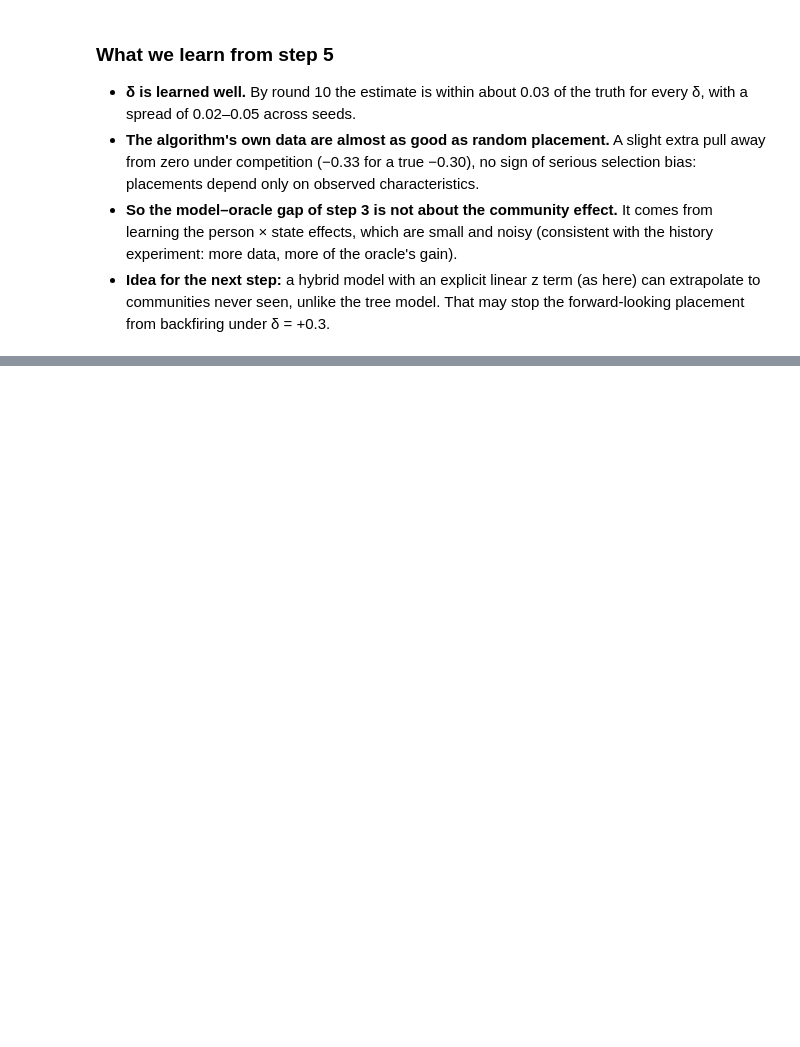
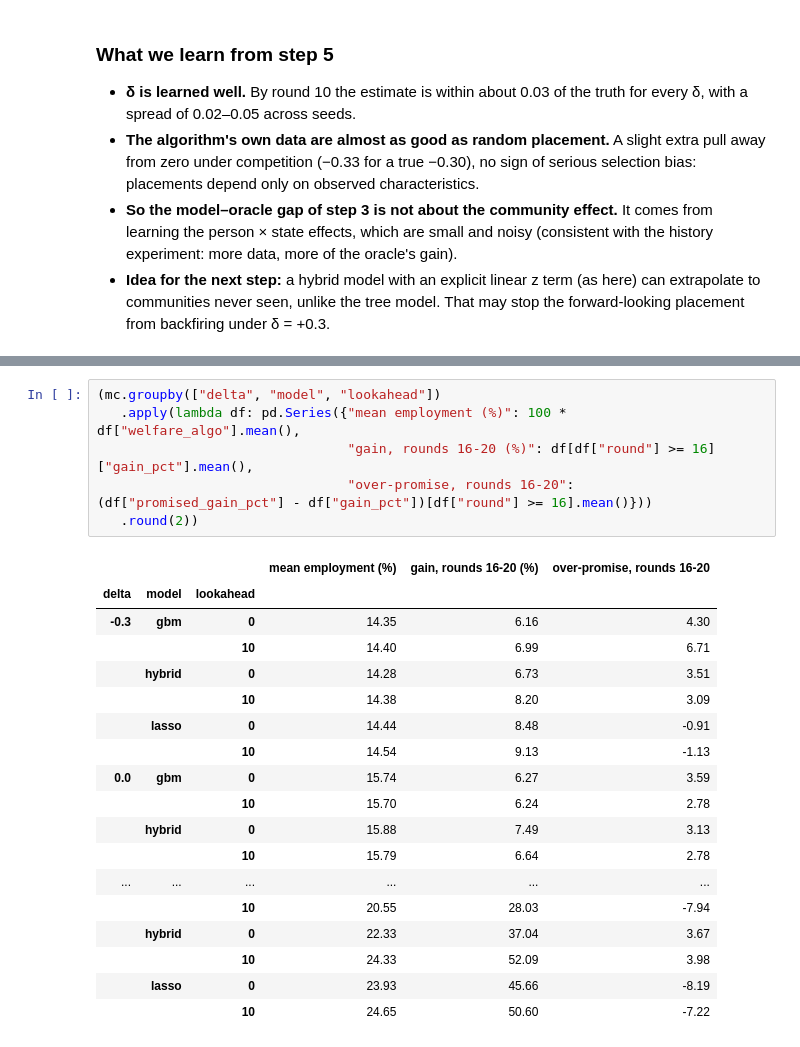
Before and after one commit to sofiykamanko/refugee_locating, a Jupyter notebook: notebooks/ws_a_community_model.ipynb, the cells around one changed output, grey strips where cells are left out. Cells and saved outputs as stored; diff of their text form; blank space fills up the shorter version.

```diff
--- a/notebooks/ws_a_community_model.ipynb
+++ b/notebooks/ws_a_community_model.ipynb
@@ -284,0 +317,25 @@ plt.show()
+# %%
+(mc.groupby(["delta", "model", "lookahead"])
+   .apply(lambda df: pd.Series({"mean employment (%)": 100 * df["welfare_algo"].mean(),
+                                "gain, rounds 16-20 (%)": df[df["round"] >= 16]["gain_pct"].mean(),
+                                "over-promise, rounds 16-20": (df["promised_gain_pct"] - df["gain_pct"])[df["round"] >= 16].mean()}))
+   .round(2))
+# %% [output]
+|  |  |  | mean employment (%) | gain, rounds 16-20 (%) | over-promise, rounds 16-20 |
+| delta | model | lookahead |  |  |  |
+| -0.3 | gbm | 0 | 14.35 | 6.16 | 4.30 |
+|  |  | 10 | 14.40 | 6.99 | 6.71 |
+|  | hybrid | 0 | 14.28 | 6.73 | 3.51 |
+|  |  | 10 | 14.38 | 8.20 | 3.09 |
+|  | lasso | 0 | 14.44 | 8.48 | -0.91 |
+|  |  | 10 | 14.54 | 9.13 | -1.13 |
+| 0.0 | gbm | 0 | 15.74 | 6.27 | 3.59 |
+|  |  | 10 | 15.70 | 6.24 | 2.78 |
+|  | hybrid | 0 | 15.88 | 7.49 | 3.13 |
+|  |  | 10 | 15.79 | 6.64 | 2.78 |
+| ... | ... | ... | ... | ... | ... |
+|  |  | 10 | 20.55 | 28.03 | -7.94 |
+|  | hybrid | 0 | 22.33 | 37.04 | 3.67 |
+|  |  | 10 | 24.33 | 52.09 | 3.98 |
+|  | lasso | 0 | 23.93 | 45.66 | -8.19 |
+|  |  | 10 | 24.65 | 50.60 | -7.22 |
```
Also changed, not shown: parts of 3 cells of this notebook, 8 other files.
